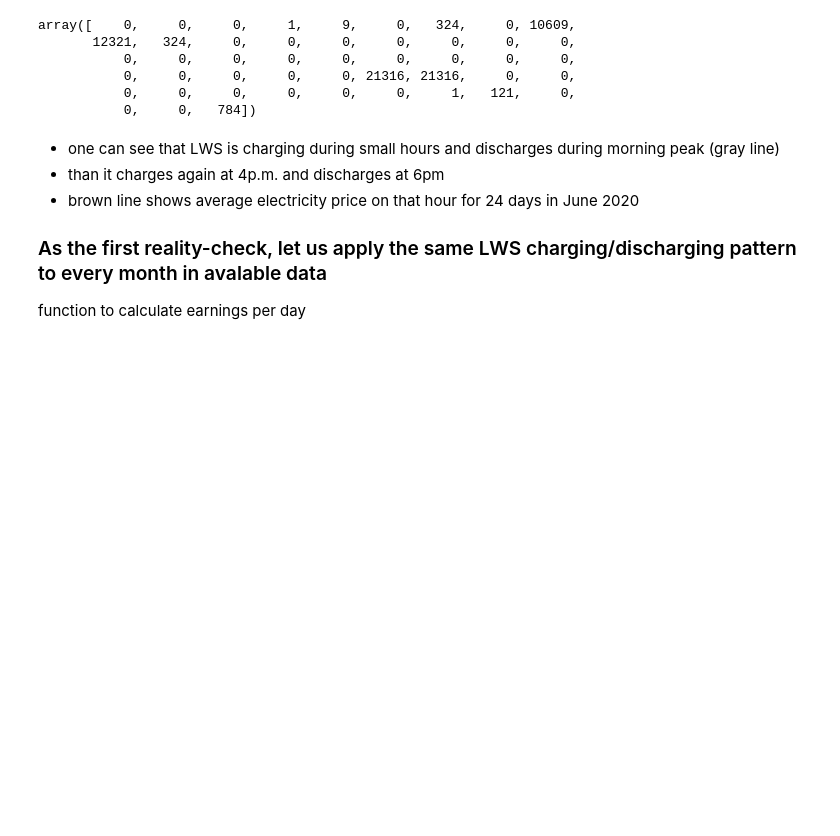
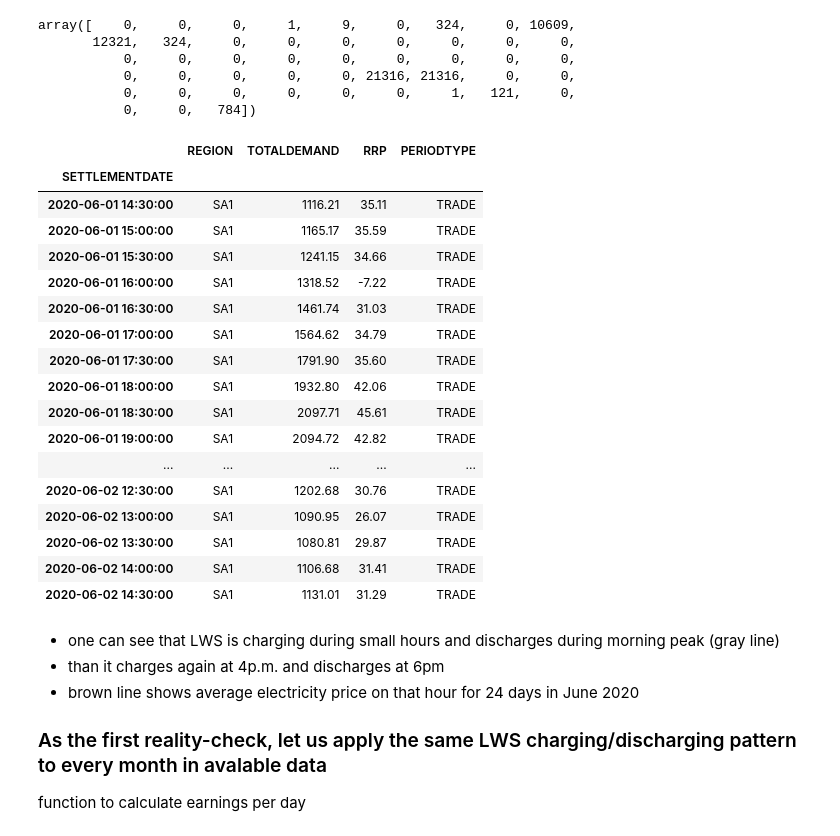
Before and after one commit to KonstantinKonakov/SA-electic-power-prices, a Jupyter notebook: AEMO_electricity_market_study.ipynb, the cells around one changed output. Saved outputs shown, nothing was run; the diff lists cells and outputs as text; code cells hidden in the pictures; blank space fills up the shorter version.

```diff
--- a/AEMO_electricity_market_study.ipynb
+++ b/AEMO_electricity_market_study.ipynb
@@ -413,6 +429,27 @@ array([    0,     0,     0,     1,     9,     0,   324,     0, 10609,
            0,     0,     0,     0,     0, 21316, 21316,     0,     0,
            0,     0,     0,     0,     0,     0,     1,   121,     0,
            0,     0,   784])
+# %%
+df.query('(index >= "2020-06-01 14:30:00") & (index <= "2020-06-02 14:30:00") ')
+# %% [output]
+|  | REGION | TOTALDEMAND | RRP | PERIODTYPE |
+| SETTLEMENTDATE |  |  |  |  |
+| 2020-06-01 14:30:00 | SA1 | 1116.21 | 35.11 | TRADE |
+| 2020-06-01 15:00:00 | SA1 | 1165.17 | 35.59 | TRADE |
+| 2020-06-01 15:30:00 | SA1 | 1241.15 | 34.66 | TRADE |
+| 2020-06-01 16:00:00 | SA1 | 1318.52 | -7.22 | TRADE |
+| 2020-06-01 16:30:00 | SA1 | 1461.74 | 31.03 | TRADE |
+| 2020-06-01 17:00:00 | SA1 | 1564.62 | 34.79 | TRADE |
+| 2020-06-01 17:30:00 | SA1 | 1791.90 | 35.60 | TRADE |
+| 2020-06-01 18:00:00 | SA1 | 1932.80 | 42.06 | TRADE |
+| 2020-06-01 18:30:00 | SA1 | 2097.71 | 45.61 | TRADE |
+| 2020-06-01 19:00:00 | SA1 | 2094.72 | 42.82 | TRADE |
+| ... | ... | ... | ... | ... |
+| 2020-06-02 12:30:00 | SA1 | 1202.68 | 30.76 | TRADE |
+| 2020-06-02 13:00:00 | SA1 | 1090.95 | 26.07 | TRADE |
+| 2020-06-02 13:30:00 | SA1 | 1080.81 | 29.87 | TRADE |
+| 2020-06-02 14:00:00 | SA1 | 1106.68 | 31.41 | TRADE |
+| 2020-06-02 14:30:00 | SA1 | 1131.01 | 31.29 | TRADE |
 # %% [markdown]
 * one can see that LWS is charging during small hours and discharges during morning peak (gray line)
 * than it charges again at 4p.m. and discharges at 6pm
```
Also changed, not shown: parts of 7 cells of this notebook.
